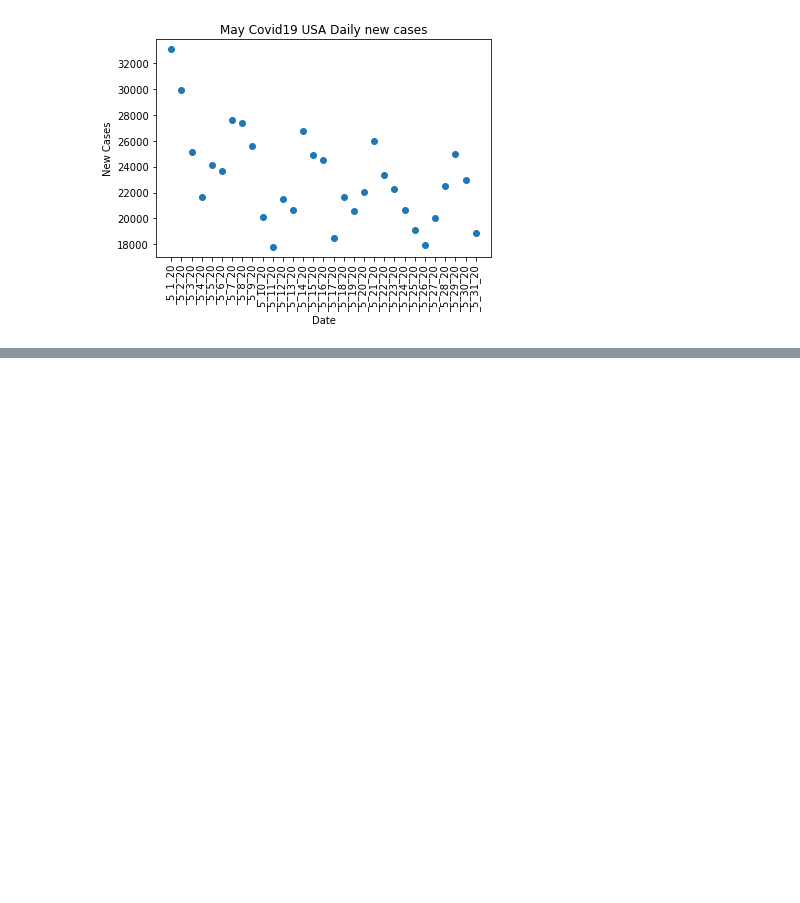
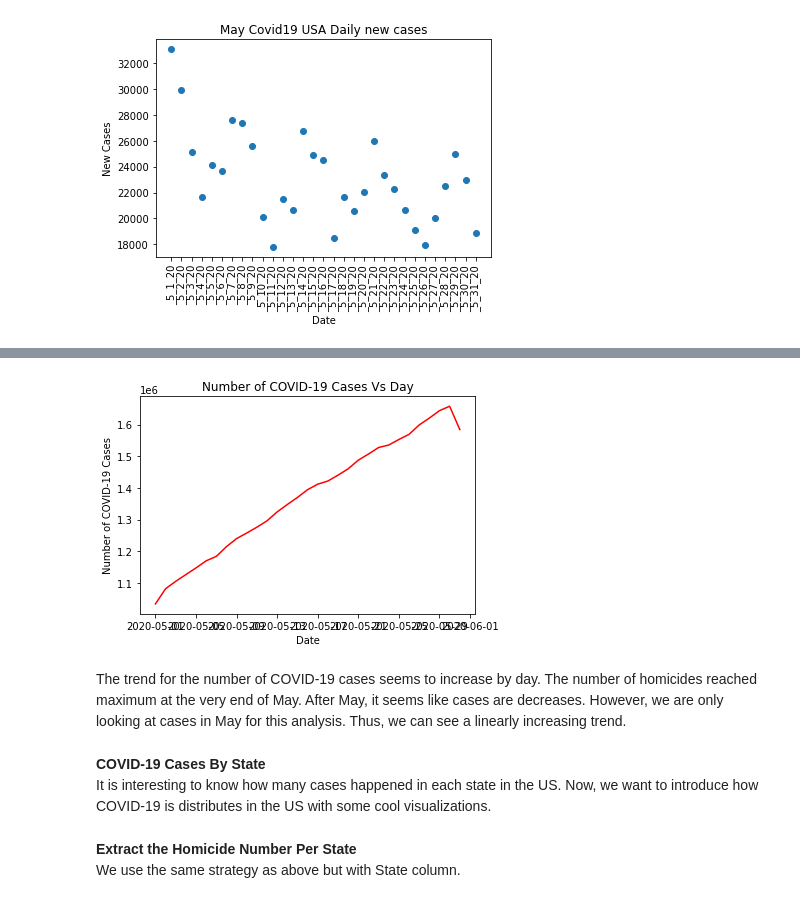
Before and after one commit to kevinhnmb/kevinhnmb.github.io, a Jupyter notebook: Final_Project.ipynb, the cells around one changed output, grey strips where cells are left out. Saved outputs shown, nothing was run; the diff lists cells and outputs as text; code cells hidden in the pictures; blank space fills up the shorter version.

Commit message:
Updated index and updating code.

```diff
--- a/Final_Project.ipynb
+++ b/Final_Project.ipynb
@@ -427,0 +481,4 @@ array(['AK', 'AL', 'AR', 'AZ', 'CA', 'CO', 'CT', 'DC', 'DE', 'FL', 'GA',
+# %%
+pm25_data = pm25_data.rename(columns={'DateObserved':'date', 'StateCode':'state'})
+# pm25_data['date'] = pm25_data['date'].apply(lambda x: datetime.strptime(x, '%Y-%m-%d'))
+pm25_data
@@ -427,0 +592,2 @@ array(['AK', 'AL', 'AR', 'AZ', 'CA', 'CO', 'CT', 'DC', 'DE', 'FL', 'GA',
+# %%
+pm25_data['date'] = pm25_data['date'].apply(lambda x: datetime.strptime(x.strip(' \t\r\n'), '%Y-%m-%d'))
@@ -427,0 +624,4 @@ array(['AK', 'AL', 'AR', 'AZ', 'CA', 'CO', 'CT', 'DC', 'DE', 'FL', 'GA',
+# %%
+full_df = pd.merge(raw_cases_df, pm25_data, how='inner', on=['date','state'])
+full_df = full_df.drop_duplicates()
+full_df
@@ -427,0 +651,4 @@ array(['AK', 'AL', 'AR', 'AZ', 'CA', 'CO', 'CT', 'DC', 'DE', 'FL', 'GA',
+# %%
+#Use groupby and count functions to sum how many COVID-19 cases in a day
+cases_per_day = full_df.copy().groupby(full_df['date'])['cases'].sum().reset_index().rename(columns={'sum':'num_cases'})
+cases_per_day
@@ -427,0 +673,21 @@ array(['AK', 'AL', 'AR', 'AZ', 'CA', 'CO', 'CT', 'DC', 'DE', 'FL', 'GA',
+# %%
+#Put data in plot, Year column is the x-axis, Count column is the y-axis
+plt.plot(cases_per_day['date'], cases_per_day['cases'], color='red')
+#Label y axis
+plt.ylabel('Number of COVID-19 Cases')
+#Label x axis
+plt.xlabel('Date')
+#Give the title of the plot
+plt.title('Number of COVID-19 Cases Vs Day')
+#Show it
+plt.show()
+# %% [output]
+[figure, added]
+# %% [markdown]
+The trend for the number of COVID-19 cases seems to increase by day. The number of homicides reached maximum at the very end of May. After May, it seems like cases are decreases. However, we are only looking at cases in May for this analysis. Thus, we can see a linearly increasing trend.
+# %% [markdown]
+<strong>COVID-19 Cases By State</strong><br>
+It is interesting to know how many cases happened in each state in the US. Now, we want to introduce how COVID-19 is distributes in the US with some cool visualizations.
+# %% [markdown]
+<strong>Extract the Homicide Number Per State</strong><br>
+We use the same strategy as above but with State column.
```
Also changed, not shown: parts of 61 cells of this notebook, 1 other file.
